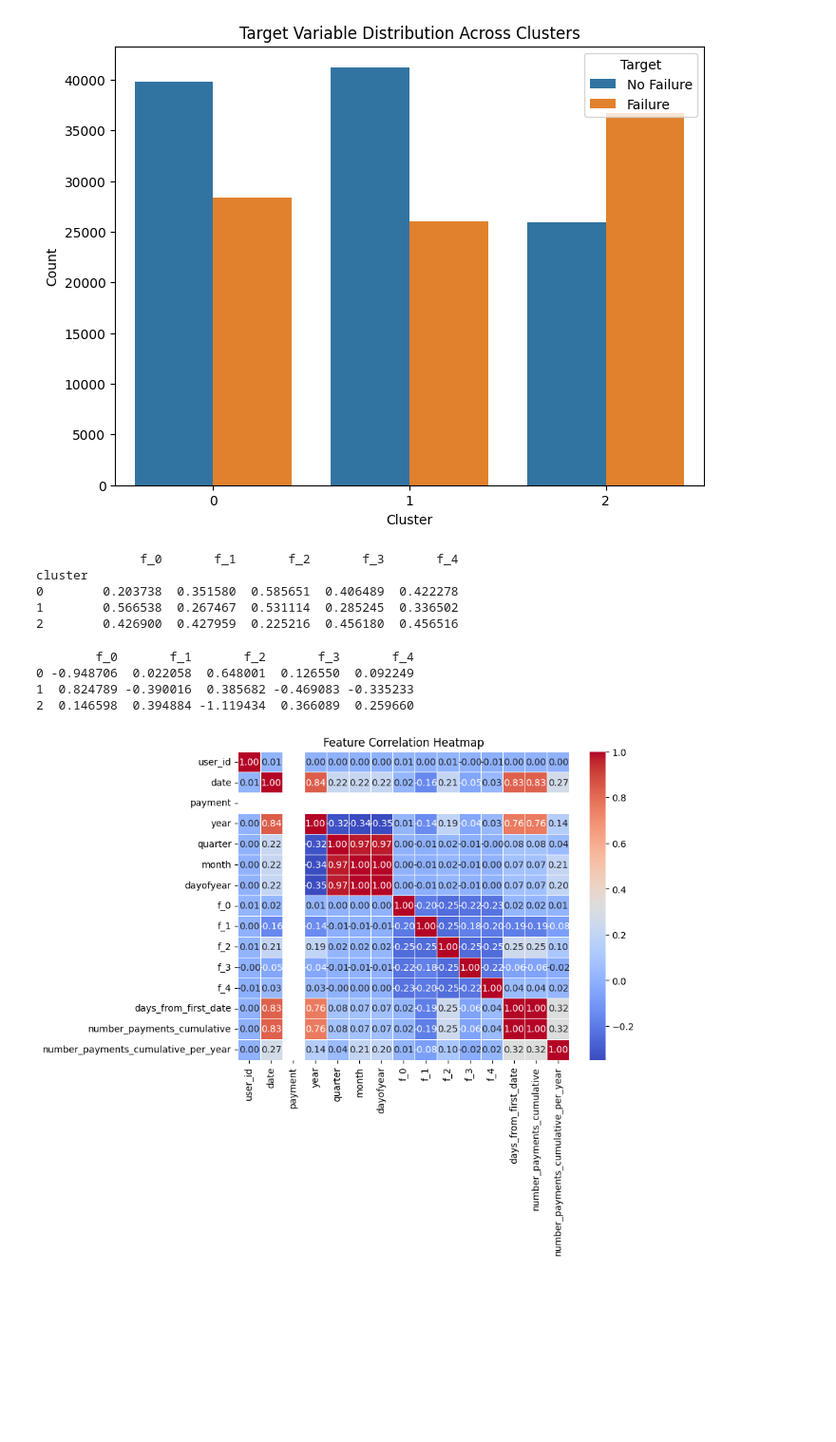
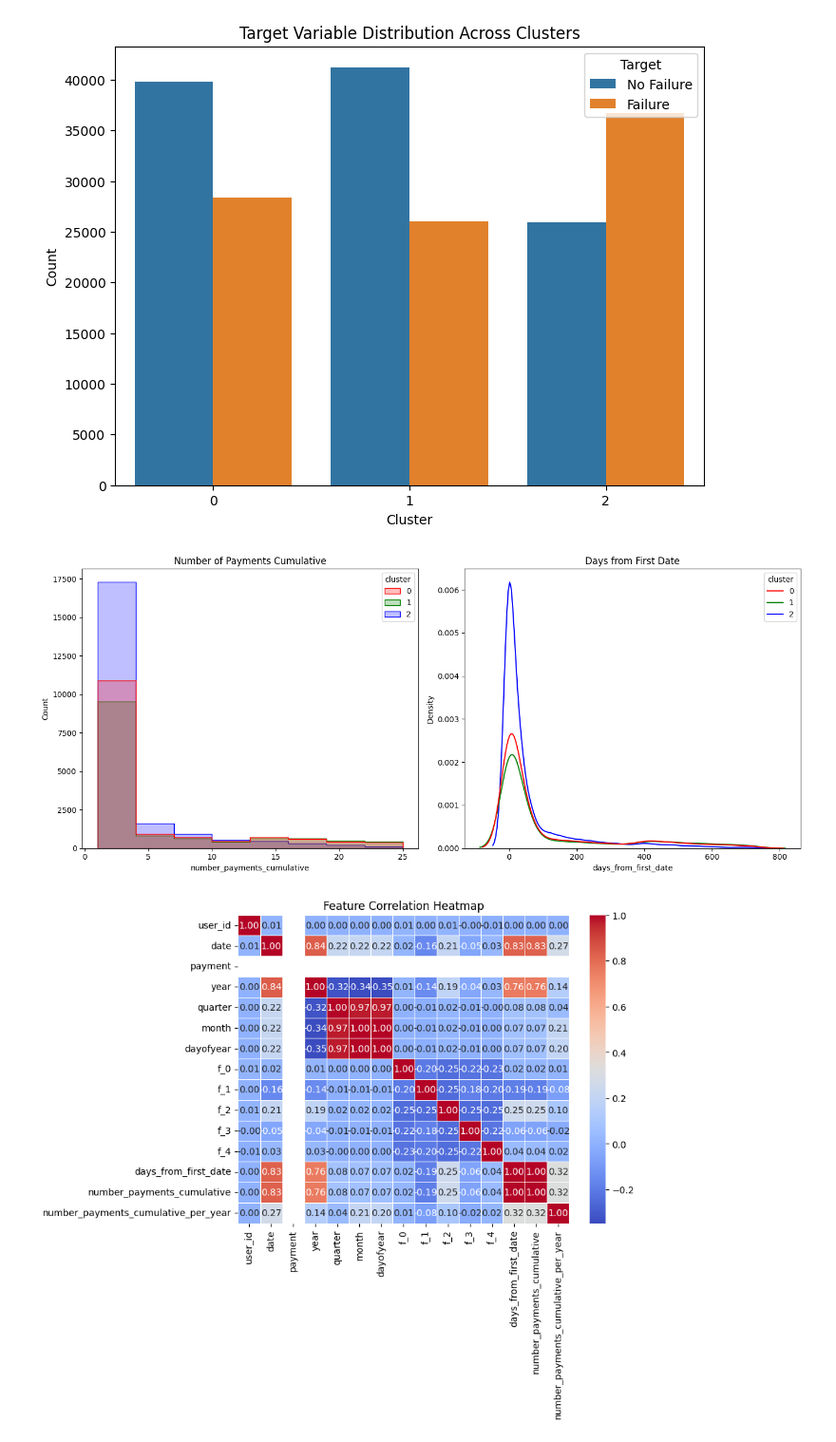
Before and after one commit to MatteoMazzon/interview_project, a Jupyter notebook: assignment_copy.ipynb, the cells around one changed output. Shown at 95% size. Drawn from its saved outputs; the diff is of its cells as text; code cells hidden in the pictures; blank space fills up the shorter version.

Commit message:
Cluster distribution

```diff
--- a/assignment_copy.ipynb
+++ b/assignment_copy.ipynb
@@ -263,29 +263,28 @@ plt.show()
 # %% [output]
 [figure]
 # %%
-# Group by cluster and calculate the mean of each feature
-cluster_means = df_merged.groupby('cluster')[['f_0', 'f_1', 'f_2', 'f_3', 'f_4']].mean()
+# Group by 'cluster' and calculate the last value for 'number_payments_cumulative'
+cluster_history_payments = df_merged.groupby(['cluster', "user_id"]).agg({'number_payments_cumulative': 'last', "days_from_first_date": "last"})
+cluster_history_payments = cluster_history_payments.reset_index()
+#cluster_history_payments.groupby("cluster").agg({"number_payments_cumulative": "mean"})
 
-# Print out the cluster mean feature values
-print(cluster_means)
+# Set figure size
+plt.figure(figsize=(14, 6))
+palette = ["red", "green", "blue"]
+# Create a 1x2 grid of subplots (2 charts in a row)
+plt.subplot(1, 2, 1)  # 1 row, 2 columns, first subplot
+sns.histplot(data=cluster_history_payments, x="number_payments_cumulative", binwidth=3, hue="cluster", element="step", palette=palette)
+plt.title('Number of Payments Cumulative')
+
+plt.subplot(1, 2, 2)  # 1 row, 2 columns, second subplot
+sns.kdeplot(data=cluster_history_payments, x="days_from_first_date", hue="cluster", palette=palette)
+plt.title('Days from First Date')
+
+# Show the plots
+plt.tight_layout()  # Adjust subplots to fit in the figure area
+plt.show()
 # %% [output]
-              f_0       f_1       f_2       f_3       f_4
-cluster
-0        0.203738  0.351580  0.585651  0.406489  0.422278
-1        0.566538  0.267467  0.531114  0.285245  0.336502
-2        0.426900  0.427959  0.225216  0.456180  0.456516
+[figure, added]
-# %%
-# Get the cluster centers for K-means
-kmeans = KMeans(n_clusters=3, random_state=42)  # Example: 3 clusters
-kmeans.fit(cluster_features_scaled)
-
-cluster_centers = pd.DataFrame(kmeans.cluster_centers_, columns=['f_0', 'f_1', 'f_2', 'f_3', 'f_4'])
-print(cluster_centers)
-# %% [output]
-        f_0       f_1       f_2       f_3       f_4
-0 -0.948706  0.022058  0.648001  0.126550  0.092249
-1  0.824789 -0.390016  0.385682 -0.469083 -0.335233
-2  0.146598  0.394884 -1.119434  0.366089  0.259660
 # %%
 #Check the correlation among features
 # Compute correlation matrix
```
